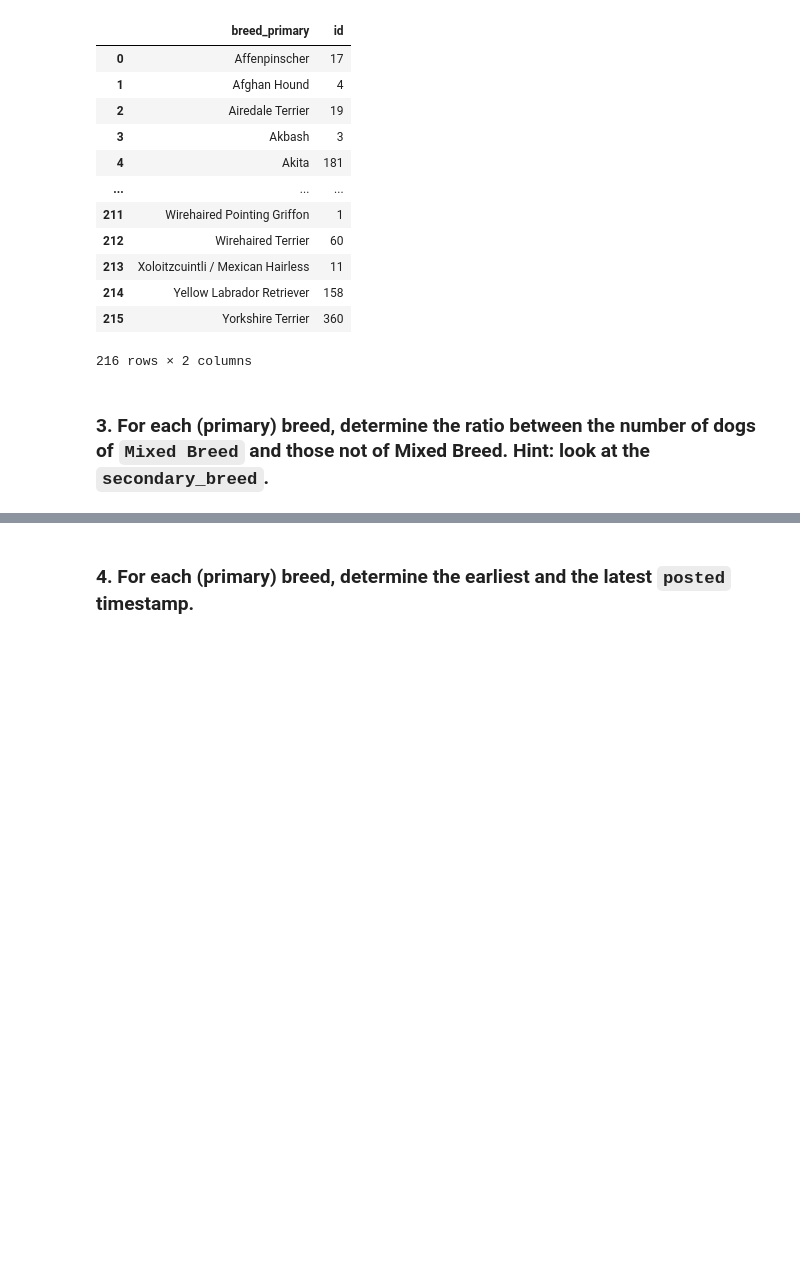
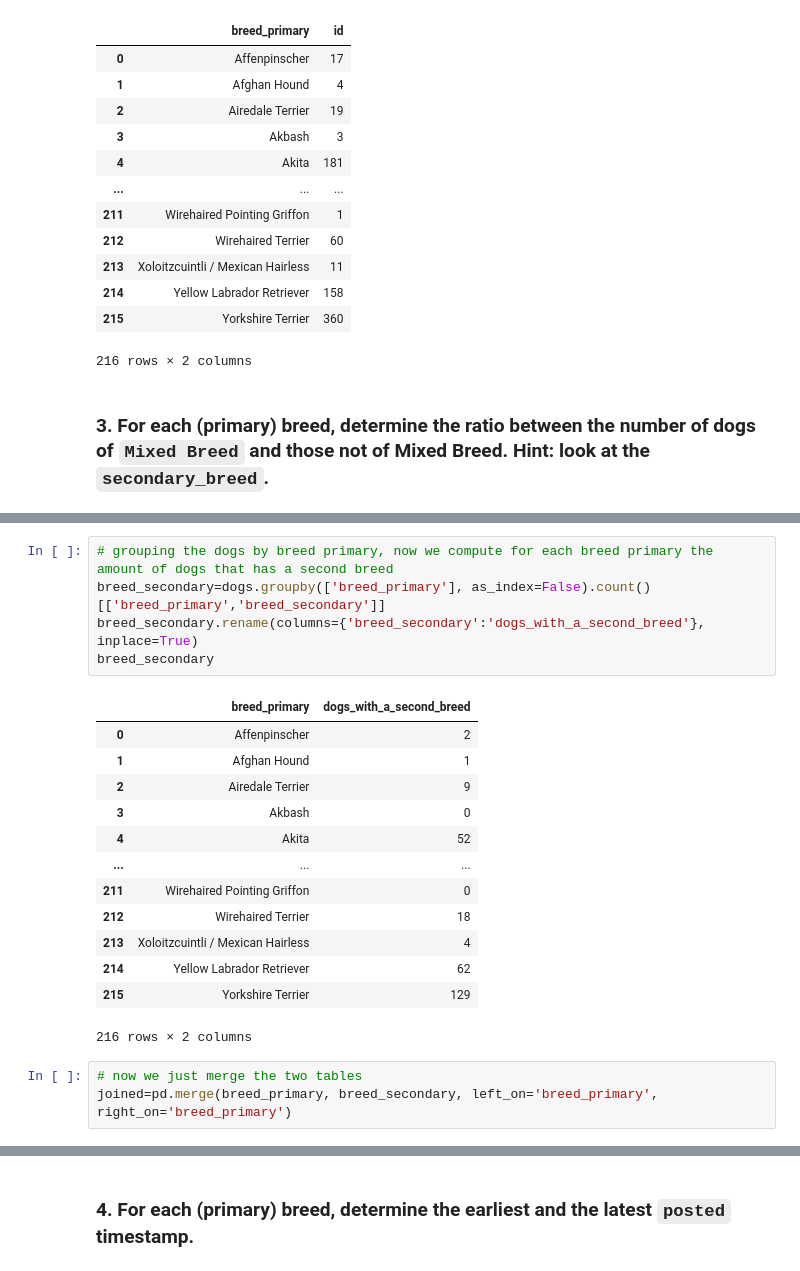
Before and after one commit to Davide99o/Progetto, a Jupyter notebook: progetto modificato.ipynb, the cells around one changed output, grey strips where cells are left out. Cells and saved outputs as stored; diff of their text form; blank space fills up the shorter version.

```diff
--- a/progetto modificato.ipynb
+++ b/progetto modificato.ipynb
@@ -224,0 +120,22 @@ all
+# %%
+# grouping the dogs by breed primary, now we compute for each breed primary the amount of dogs that has a second breed
+breed_secondary=dogs.groupby(['breed_primary'], as_index=False).count()[['breed_primary','breed_secondary']]
+breed_secondary.rename(columns={'breed_secondary':'dogs_with_a_second_breed'}, inplace=True)
+breed_secondary
+# %% [output]
+|  | breed_primary | dogs_with_a_second_breed |
+| 0 | Affenpinscher | 2 |
+| 1 | Afghan Hound | 1 |
+| 2 | Airedale Terrier | 9 |
+| 3 | Akbash | 0 |
+| 4 | Akita | 52 |
+| ... | ... | ... |
+| 211 | Wirehaired Pointing Griffon | 0 |
+| 212 | Wirehaired Terrier | 18 |
+| 213 | Xoloitzcuintli / Mexican Hairless | 4 |
+| 214 | Yellow Labrador Retriever | 62 |
+| 215 | Yorkshire Terrier | 129 |
+216 rows × 2 columns
+# %%
+# now we just merge the two tables
+joined=pd.merge(breed_primary, breed_secondary, left_on='breed_primary', right_on='breed_primary')
```
Also changed, not shown: parts of 38 cells of this notebook.
